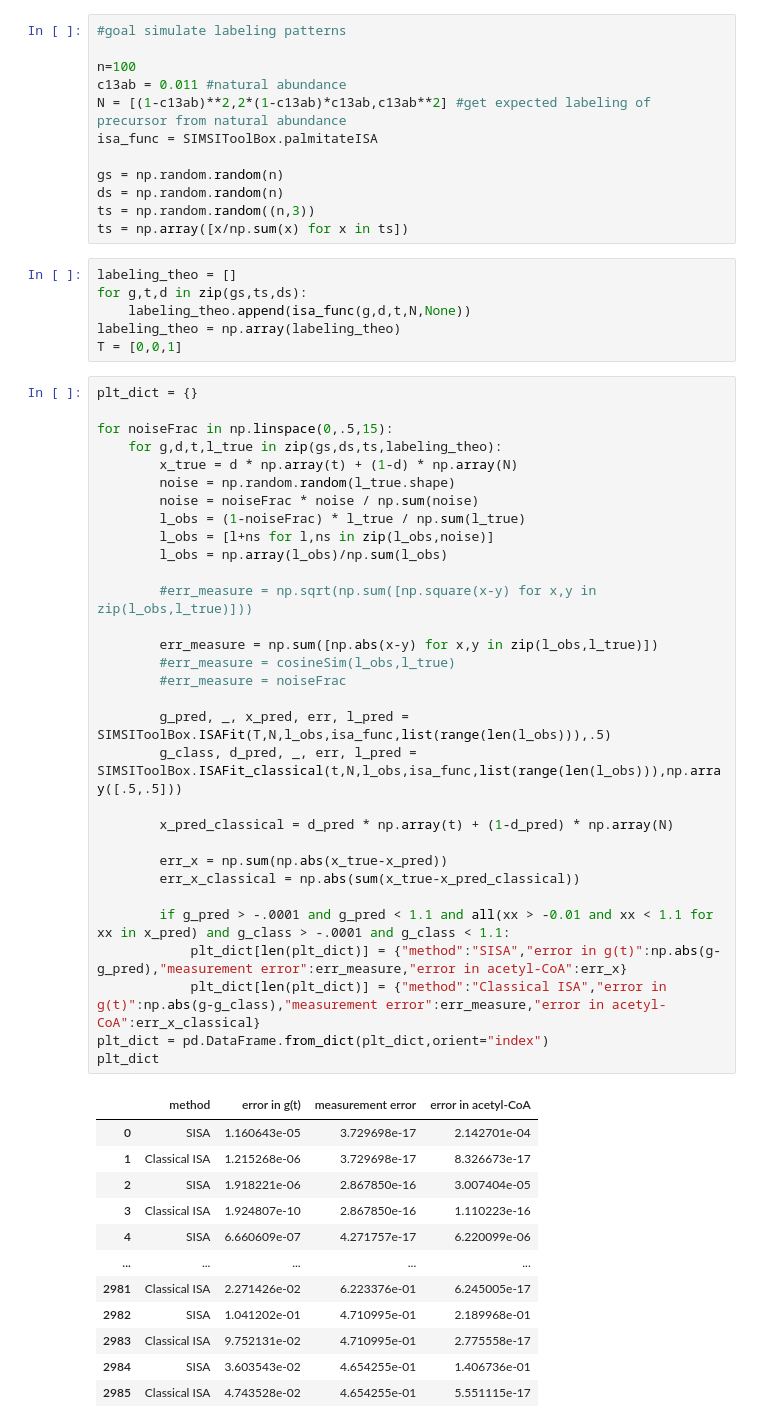
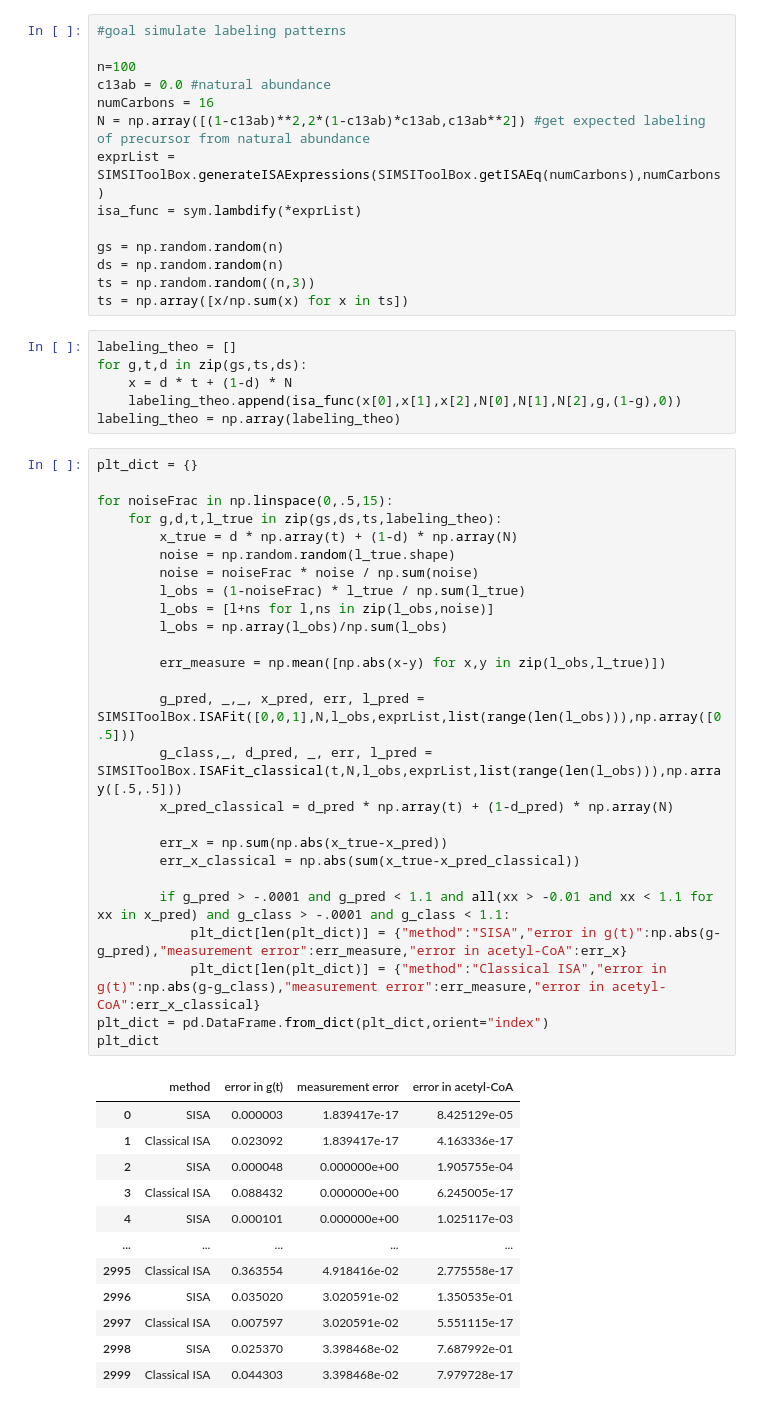
Before and after one commit to e-stan/imaging, a Jupyter notebook: notebooks/error_analysis_palmitate.ipynb, the cells around one changed output. Drawn from its saved outputs; the diff is of its cells as text.

```diff
--- a/notebooks/error_analysis_palmitate.ipynb
+++ b/notebooks/error_analysis_palmitate.ipynb
@@ -19,9 +21,11 @@ import statsmodels.api as sm
 #goal simulate labeling patterns
 
 n=100
-c13ab = 0.011 #natural abundance
-N = [(1-c13ab)**2,2*(1-c13ab)*c13ab,c13ab**2] #get expected labeling of precursor from natural abundance
-isa_func = SIMSIToolBox.palmitateISA
+c13ab = 0.0 #natural abundance
+numCarbons = 16
+N = np.array([(1-c13ab)**2,2*(1-c13ab)*c13ab,c13ab**2]) #get expected labeling of precursor from natural abundance
+exprList = SIMSIToolBox.generateISAExpressions(SIMSIToolBox.getISAEq(numCarbons),numCarbons)
+isa_func = sym.lambdify(*exprList)
 
 gs = np.random.random(n)
 ds = np.random.random(n)
@@ -30,50 +34,45 @@ ts = np.array([x/np.sum(x) for x in ts])
 # %%
 labeling_theo = []
 for g,t,d in zip(gs,ts,ds):
-    labeling_theo.append(isa_func(g,d,t,N,None))
+    x = d * t + (1-d) * N
+    labeling_theo.append(isa_func(x[0],x[1],x[2],N[0],N[1],N[2],g,(1-g),0))
 labeling_theo = np.array(labeling_theo)
-T = [0,0,1]
 # %%
 plt_dict = {}
 
 for noiseFrac in np.linspace(0,.5,15):
     for g,d,t,l_true in zip(gs,ds,ts,labeling_theo):
         x_true = d * np.array(t) + (1-d) * np.array(N)
         noise = np.random.random(l_true.shape)
         noise = noiseFrac * noise / np.sum(noise)
         l_obs = (1-noiseFrac) * l_true / np.sum(l_true)
         l_obs = [l+ns for l,ns in zip(l_obs,noise)]
         l_obs = np.array(l_obs)/np.sum(l_obs)
 
-        #err_measure = np.sqrt(np.sum([np.square(x-y) for x,y in zip(l_obs,l_true)]))
+        err_measure = np.mean([np.abs(x-y) for x,y in zip(l_obs,l_true)])
 
-        err_measure = np.sum([np.abs(x-y) for x,y in zip(l_obs,l_true)])
-        #err_measure = cosineSim(l_obs,l_true)
-        #err_measure = noiseFrac
-
-        g_pred, _, x_pred, err, l_pred = SIMSIToolBox.ISAFit(T,N,l_obs,isa_func,list(range(len(l_obs))),.5)
-        g_class, d_pred, _, err, l_pred = SIMSIToolBox.ISAFit_classical(t,N,l_obs,isa_func,list(range(len(l_obs))),np.array([.5,.5]))
-
+        g_pred, _,_, x_pred, err, l_pred = SIMSIToolBox.ISAFit([0,0,1],N,l_obs,exprList,list(range(len(l_obs))),np.array([0.5]))
+        g_class,_, d_pred, _, err, l_pred = SIMSIToolBox.ISAFit_classical(t,N,l_obs,exprList,list(range(len(l_obs))),np.array([.5,.5]))
         x_pred_classical = d_pred * np.array(t) + (1-d_pred) * np.array(N)
 
         err_x = np.sum(np.abs(x_true-x_pred))
         err_x_classical = np.abs(sum(x_true-x_pred_classical))
 
         if g_pred > -.0001 and g_pred < 1.1 and all(xx > -0.01 and xx < 1.1 for xx in x_pred) and g_class > -.0001 and g_class < 1.1:
             plt_dict[len(plt_dict)] = {"method":"SISA","error in g(t)":np.abs(g-g_pred),"measurement error":err_measure,"error in acetyl-CoA":err_x}
             plt_dict[len(plt_dict)] = {"method":"Classical ISA","error in g(t)":np.abs(g-g_class),"measurement error":err_measure,"error in acetyl-CoA":err_x_classical}
 plt_dict = pd.DataFrame.from_dict(plt_dict,orient="index")
 plt_dict
 # %% [output]
 |  | method | error in g(t) | measurement error | error in acetyl-CoA |
-| 0 | SISA | 1.160643e-05 | 3.729698e-17 | 2.142701e-04 |
-| 1 | Classical ISA | 1.215268e-06 | 3.729698e-17 | 8.326673e-17 |
-| 2 | SISA | 1.918221e-06 | 2.867850e-16 | 3.007404e-05 |
-| 3 | Classical ISA | 1.924807e-10 | 2.867850e-16 | 1.110223e-16 |
-| 4 | SISA | 6.660609e-07 | 4.271757e-17 | 6.220099e-06 |
+| 0 | SISA | 0.000003 | 1.839417e-17 | 8.425129e-05 |
+| 1 | Classical ISA | 0.023092 | 1.839417e-17 | 4.163336e-17 |
+| 2 | SISA | 0.000048 | 0.000000e+00 | 1.905755e-04 |
+| 3 | Classical ISA | 0.088432 | 0.000000e+00 | 6.245005e-17 |
+| 4 | SISA | 0.000101 | 0.000000e+00 | 1.025117e-03 |
 | ... | ... | ... | ... | ... |
-| 2981 | Classical ISA | 2.271426e-02 | 6.223376e-01 | 6.245005e-17 |
-| 2982 | SISA | 1.041202e-01 | 4.710995e-01 | 2.189968e-01 |
-| 2983 | Classical ISA | 9.752131e-02 | 4.710995e-01 | 2.775558e-17 |
-| 2984 | SISA | 3.603543e-02 | 4.654255e-01 | 1.406736e-01 |
-| 2985 | Classical ISA | 4.743528e-02 | 4.654255e-01 | 5.551115e-17 |
+| 2995 | Classical ISA | 0.363554 | 4.918416e-02 | 2.775558e-17 |
+| 2996 | SISA | 0.035020 | 3.020591e-02 | 1.350535e-01 |
+| 2997 | Classical ISA | 0.007597 | 3.020591e-02 | 5.551115e-17 |
+| 2998 | SISA | 0.025370 | 3.398468e-02 | 7.687992e-01 |
+| 2999 | Classical ISA | 0.044303 | 3.398468e-02 | 7.979728e-17 |
```
Also changed, not shown: parts of 17 cells of this notebook, 13 other files.
